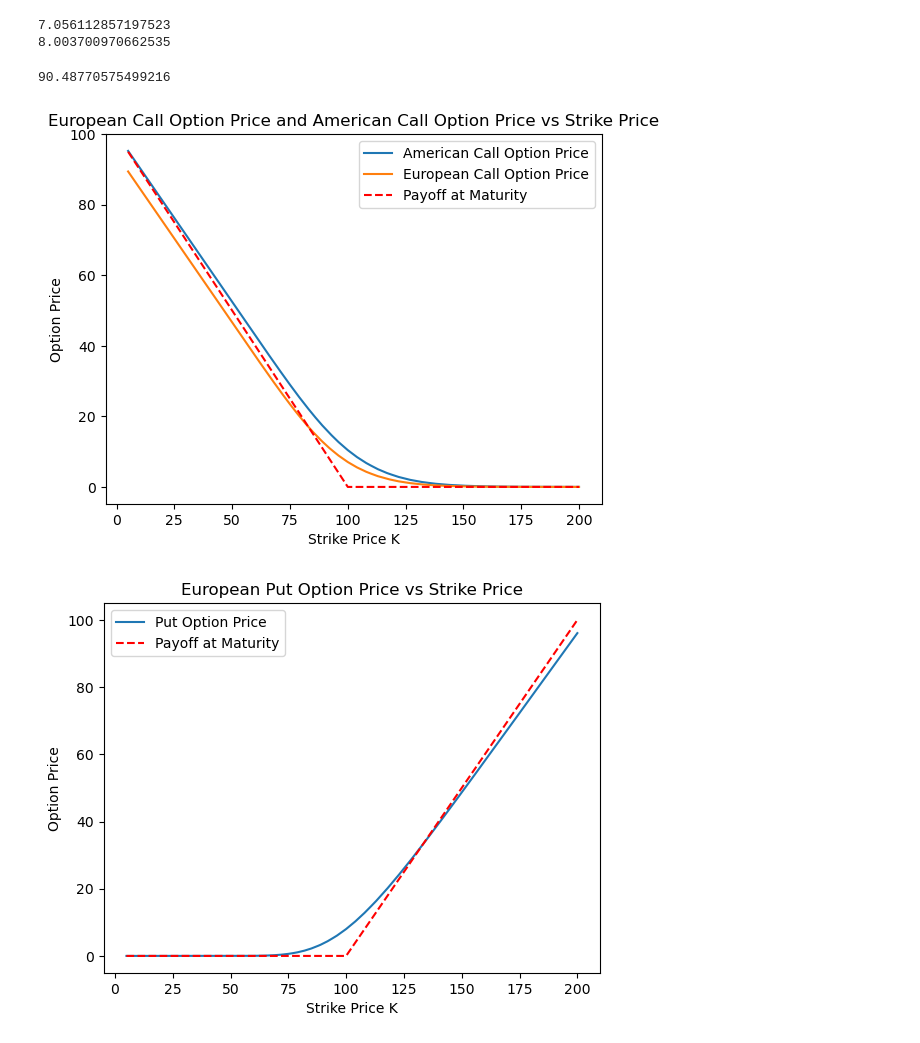
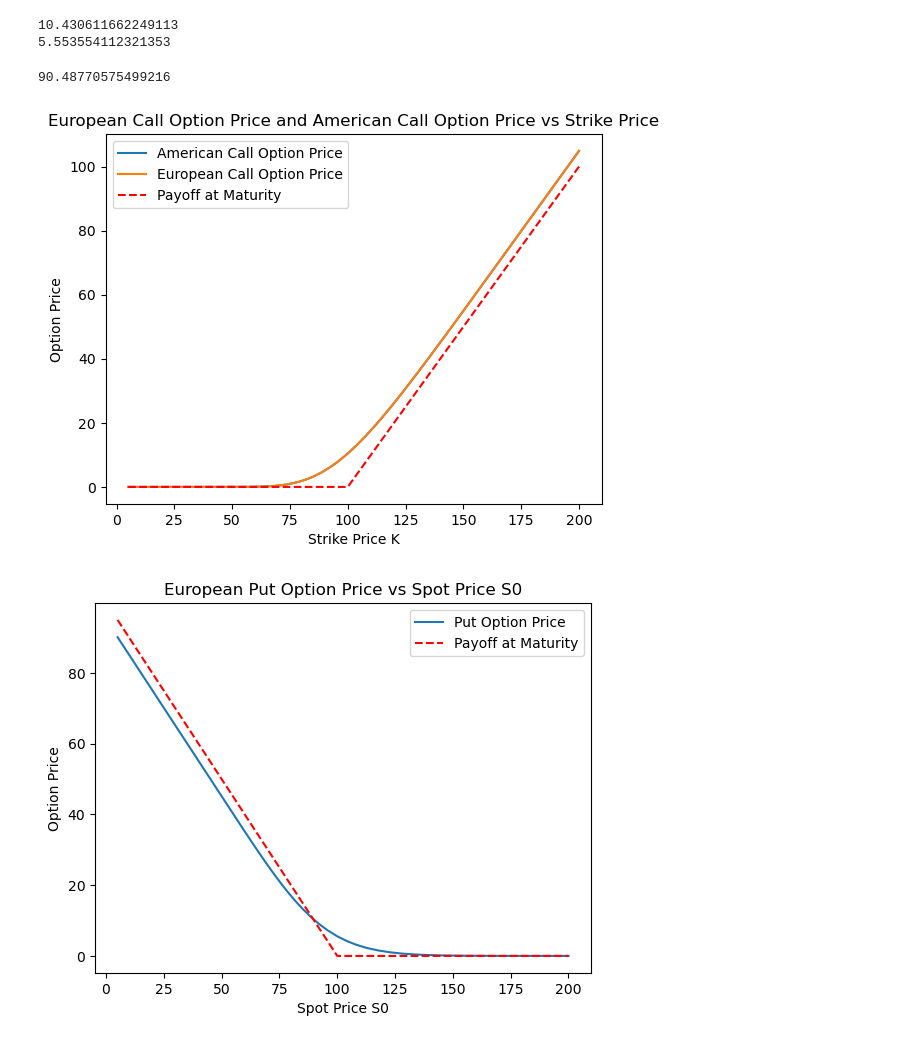
Before and after one commit to carlhandouka/Quant-Finance, a Jupyter notebook: Options/Binomial.ipynb, the cells around one changed output. Cells and saved outputs as stored; diff of their text form; code cells hidden in the pictures.

Commit message:
fix pricer

```diff
--- a/Options/Binomial.ipynb
+++ b/Options/Binomial.ipynb
@@ -26,7 +26,7 @@ def binomial_model(S0,K, T, sigma, r, N,option):
     # Backward induction to calculate option price at t=0
     for j in range(N - 1, -1, -1):
         for i in range(j + 1):
-            option_values[i] = np.exp(-r * dt) * (p * option_values[i+1] + (1 - p) * option_values[i])
+            option_values[i] = np.exp(-r*dt) * (p * option_values[i] + (1 - p) * option_values[i+1])
 
     return option_values[0]
 # %%
@@ -35,8 +35,8 @@ print(f_call)
 f_put=binomial_model(100, 100, 1, 0.2, 0.05, 100,'put')
 print(f_put)
 # %% [output]
-7.056112857197523
-8.003700970662535
+10.430611662249113
+5.553554112321353
 # %%
 def american_binomial_model(S0, K, T, sigma, r, N, option):
 
@@ -78,29 +78,29 @@ print(f_american)
 # %% [output]
 90.48770575499216
 # %%
-f_call=[binomial_model(100, i, 1, 0.2, 0.05, 100,'call') for i in range(5, 201)]
-f_am_call=[american_binomial_model(100, i, 1, 0.2, 0.05, 100,'call') for i in range(5,201)]
+f_call=[binomial_model(i, 100, 1, 0.2, 0.05, 100,'call') for i in range(5, 201)]
+f_am_call=[american_binomial_model(i, 100, 1, 0.2, 0.05, 100,'call') for i in range(5,201)]
 plt.plot(range(5, 201), f_am_call,label='American Call Option Price')
 plt.plot(range(5, 201), f_call,label='European Call Option Price')
 plt.xlabel('Strike Price K')
 plt.ylabel('Option Price')
 plt.title('European Call Option Price and American Call Option Price vs Strike Price')
 
-plt.plot
+
 ##PLOT PAYOFF FOR CALL OPTION
-plt.plot(range(5, 201), [max(0, 100 - k) for k in range(5, 201)], linestyle='--', color='red', label='Payoff at Maturity')
+plt.plot(range(5, 201), [max(0, k - 100) for k in range(5, 201)], linestyle='--', color='red', label='Payoff at Maturity')
 plt.legend()
 plt.show()
 
-f_put=[binomial_model(100, i, 1, 0.2, 0.05, 100,'put') for i in range(5, 201)]
+f_put=[binomial_model(i, 100, 1, 0.2, 0.05, 100,'put') for i in range(5, 201)]
 plt.plot(range(5, 201), f_put,label='Put Option Price')
-plt.xlabel('Strike Price K')
+plt.xlabel('Spot Price S0')
 plt.ylabel('Option Price')
-plt.title('European Put Option Price vs Strike Price')
+plt.title('European Put Option Price vs Spot Price S0')
 ##PLOT PAYOFF FOR PUT OPTION
-plt.plot(range(5, 201), [max(0, k - 100) for k in range(5, 201)], linestyle='--', color='red', label='Payoff at Maturity')
+plt.plot(range(5, 201), [max(0, 100-k) for k in range(5, 201)], linestyle='--', color='red', label='Payoff at Maturity')
 plt.legend()
 plt.show()
 # %% [output]
-[figure, old version]
+[figure, new version]
-[figure, old version]
+[figure, new version]
```
